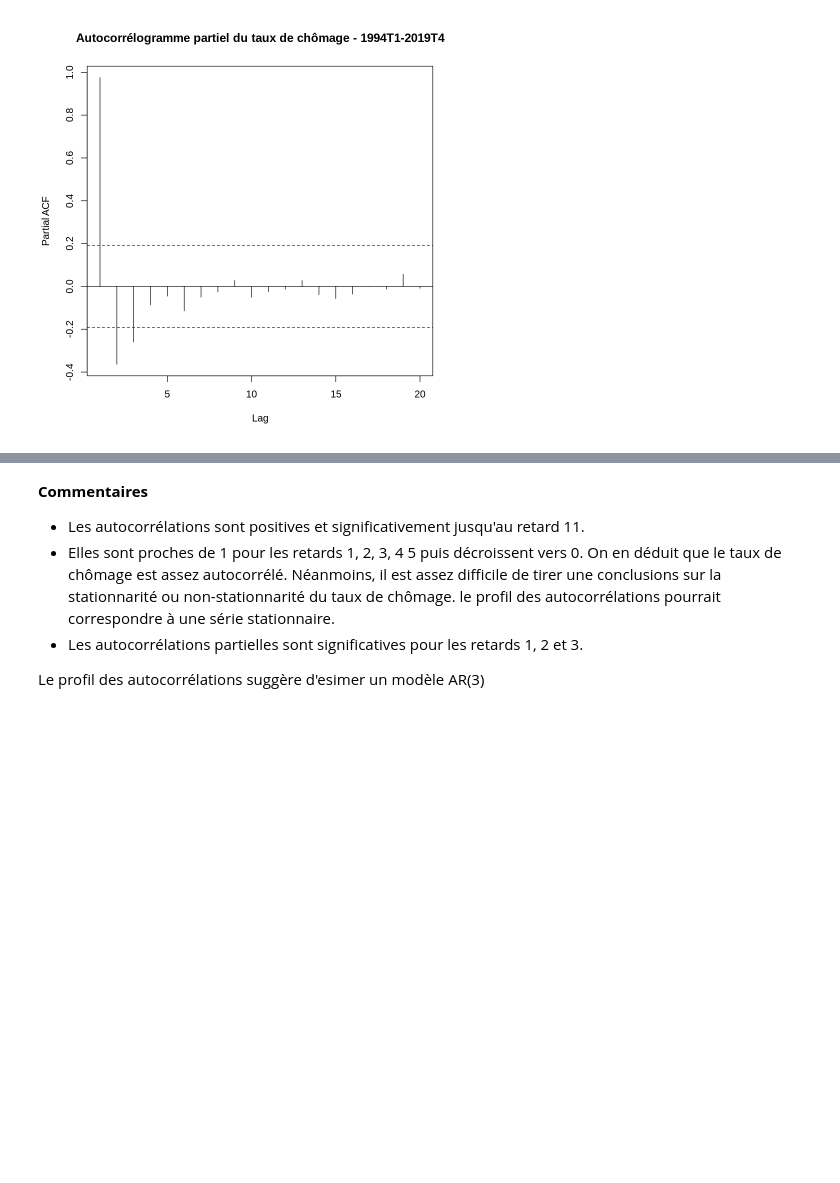
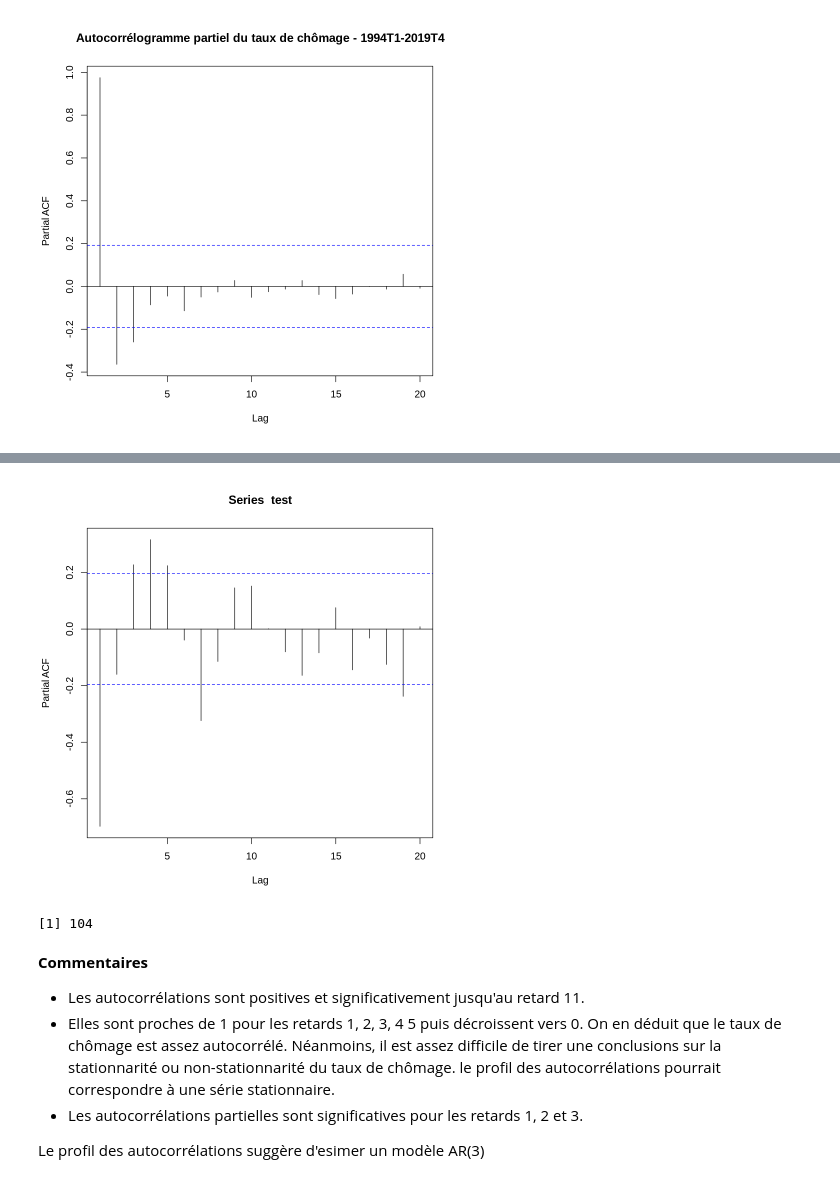
Before and after one commit to ylepen/Corrections-R, a Jupyter notebook: chapitre 3/notebooks/modelisation_chomage.ipynb, the cells around one changed output, grey strips where cells are left out. Saved outputs shown, nothing was run; the diff lists cells and outputs as text; code cells hidden in the pictures; blank space fills up the shorter version.

```diff
--- a/chapitre 3/notebooks/modelisation_chomage.ipynb
+++ b/chapitre 3/notebooks/modelisation_chomage.ipynb
@@ -117,3 +159,11 @@ pacf(x=df_u_19T1$taux,main='Autocorrélogramme partiel du taux de chômage - 199
+# %%
+pacf(test)
+# %% [output]
+[figure, added]
+# %%
+length(df_u_19T1$taux)
+# %% [output]
+[1] 104
 # %% [markdown]
 **Commentaires**
 
```
Also changed, not shown: parts of 19 cells of this notebook.
